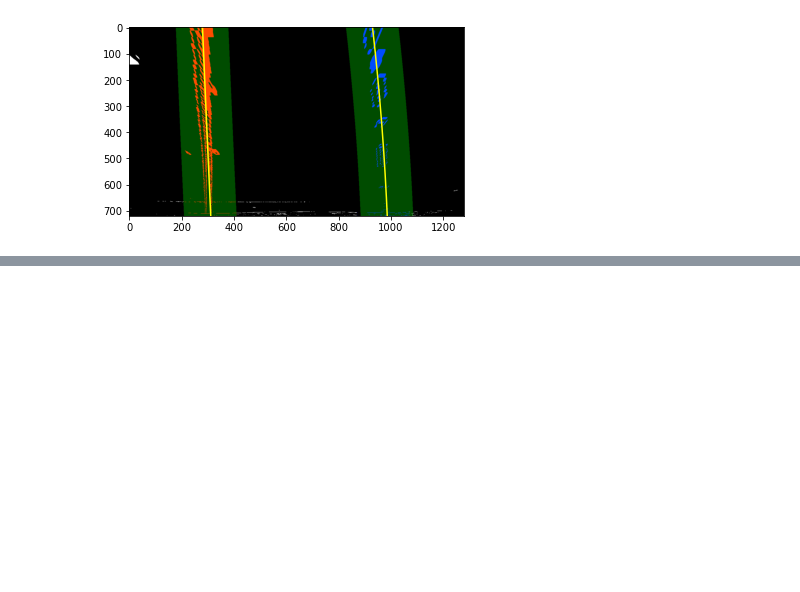
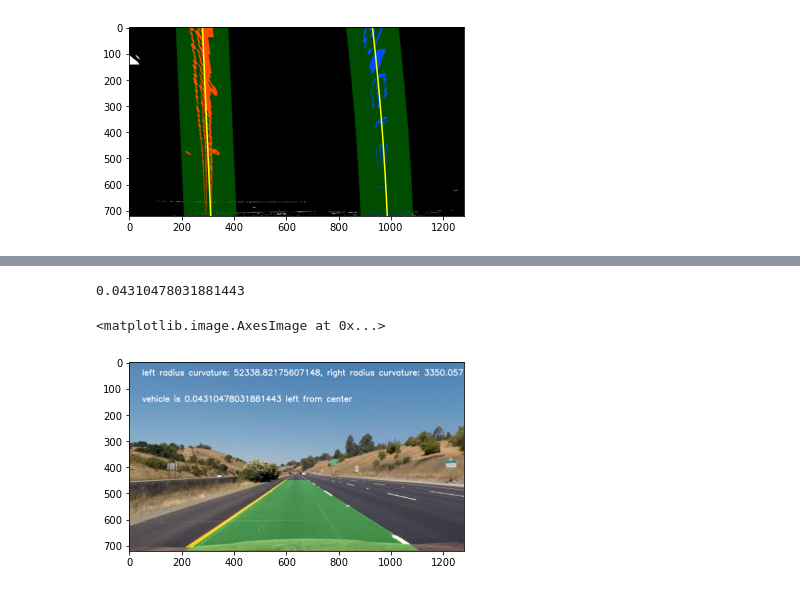
Before and after one commit to ava6969/CarND-Advanced-Lane-Lines, a Jupyter notebook: Advanced Lane Finding.ipynb, the cells around one changed output, grey strips where cells are left out. Cells and saved outputs as stored; diff of their text form; code cells hidden in the pictures; blank space fills up the shorter version.

```diff
--- a/Advanced Lane Finding.ipynb
+++ b/Advanced Lane Finding.ipynb
@@ -263,14 +269,14 @@ def fit_polynomial(binary_warped):
     out_img[righty, rightx] = [0, 0, 255]
 
     # Plots the left and right polynomials on the lane lines
-    plt.plot(left_fitx, ploty, color='yellow')
-    plt.plot(right_fitx, ploty, color='yellow')
-
-    return out_img, left_fit, right_fit
 
 
-out_img, left_fit, right_fit = fit_polynomial(warped)
+    return out_img, left_fit, right_fit, left_fitx, right_fitx
 
+
+out_img, left_fit, right_fit , x_lv, x_rv = fit_polynomial(warped)
+plt.plot(x_lv, ploty, color='yellow')
+plt.plot(x_rv, ploty, color='yellow')
 plt.imshow(out_img)
 # %% [output]
 <matplotlib.image.AxesImage at 0x...>
@@ -445,2 +401,70 @@ plt.imshow(result)
+# %%
+def offset(x_values, img):
+    # Calculate position of the car from the centre
+    left_x_values = x_values[0]
+    right_x_values = x_values[1]
+
+    # Get the centre of the lane using the poynomial equation
+    lane_diff = abs(left_x_values[len(left_x_values) - 1] - right_x_values[len(left_x_values) - 1]) / 2
+    lane_centre = lane_diff + left_x_values[len(left_x_values) - 1]
+
+    # Get the centre of the car which is the centre of the image captured by the camera
+    image_centre = img.shape[1] / 2
+
+    # offset of the car from the lane centre in pixels
+    offset_pixels = abs(lane_centre - image_centre)
+
+    # offset of the car from the lane centre in meters
+    xmeter_per_pixel = 3.7/700
+    offset_meters = offset_pixels * xmeter_per_pixel
+
+    return offset_meters
+
+# Calculate offset in meters
+offset_meters = offset(x_val, img)
+
+# Print offset in meters
+print(offset_meters)
+# %% [output]
+0.04310478031881443
+# %%
+
+def original_lane_lines(warp_img, undistorted_line_image, x_line_values, MatrInv):
+    # Create an image to draw the lines on
+    warp_zero = np.zeros_like(warp_img).astype(np.uint8)
+    color_warp = np.dstack((warp_zero, warp_zero, warp_zero))
+
+    # Generate x and y values for plotting
+    image_y_values = np.linspace(0, warp_img.shape[0]-1, warp_img.shape[0] )
+
+    left_x_values = x_line_values[0]
+    right_x_values = x_line_values[1]
+
+    # Recast the x and y points into usable format for cv2.fillPoly()
+    left_points = np.array([np.transpose(np.vstack([left_x_values, image_y_values]))])
+    right_points = np.array([np.flipud(np.transpose(np.vstack([right_x_values, image_y_values])))])
+    points = np.hstack((left_points, right_points))
+
+    # Draw the lane onto the warped blank image
+    cv2.fillPoly(color_warp, np.int_([points]), (0,255, 0))
+
+    # Warp the blank back to original image space using inverse perspective matrix (Minv)
+    new_warped_image = cv2.warpPerspective(color_warp, MatrInv, (warp_img.shape[1], warp_img.shape[0]))
+
+    # Combine the result with the original image
+    original_lane_image = cv2.addWeighted(undistorted_line_image, 1, new_warped_image, 0.3, 0)
+
+    return original_lane_image
+
+# Draw the lane lines on the original image by unwarping the image
+original_lane_image = original_lane_lines(warped, undist_img, x_val, Minv)
+title =  'left radius curvature: {}, right radius curvature: {}'.format(left_curverad, right_curverad)
+title1 = 'vehicle is {} left from center'.format(offset_meters)
+cv2.putText(original_lane_image, title, (50, 50), cv2.FONT_HERSHEY_SIMPLEX, 1,  (255, 255, 255), 2, cv2.LINE_AA)
+cv2.putText(original_lane_image, title1, (50, 150), cv2.FONT_HERSHEY_SIMPLEX, 1,  (255, 255, 255), 2, cv2.LINE_AA)
+plt.imshow(original_lane_image)
+# %% [output]
+<matplotlib.image.AxesImage at 0x...>
+[figure, added]
 # %%
 def LaneFinder(img, img_name=None):
```
Also changed, not shown: parts of 10 cells of this notebook, 49 other files.
